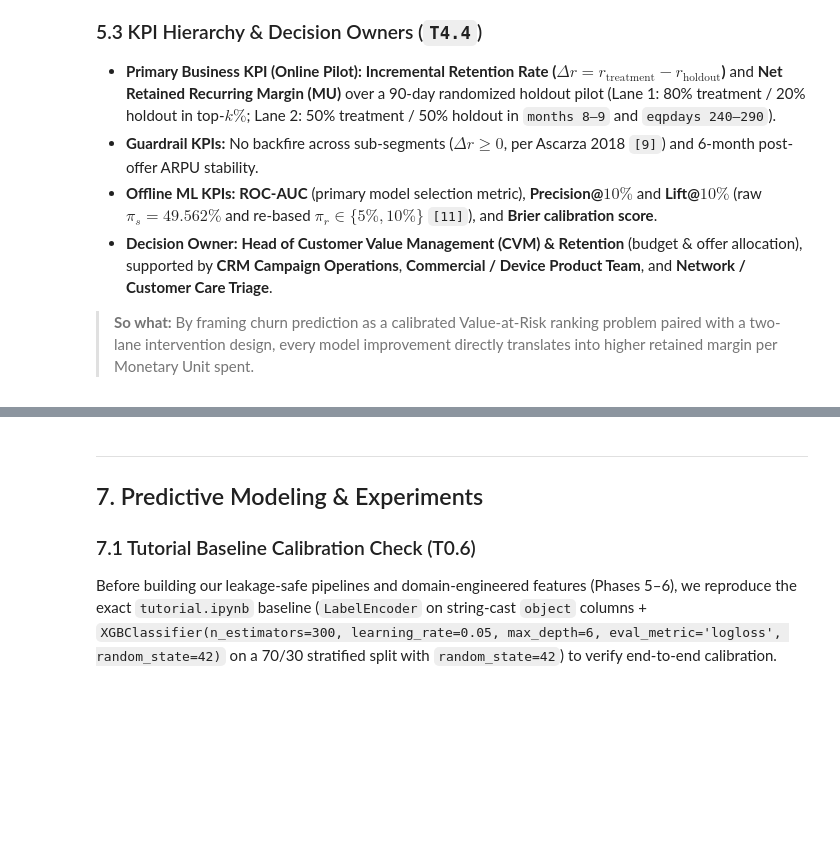
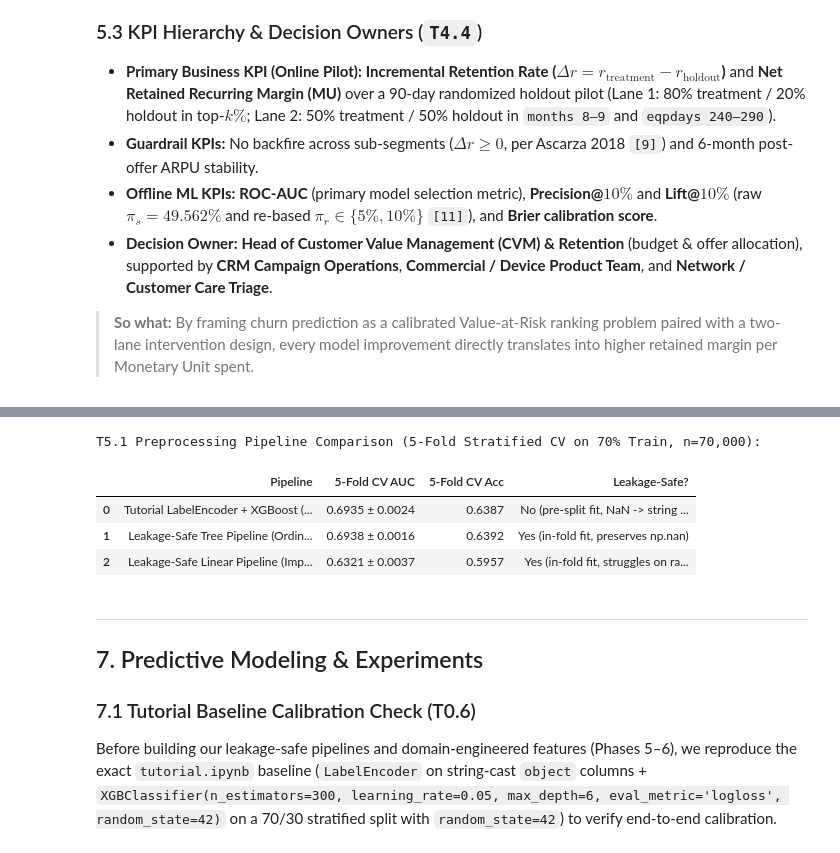
Before and after one commit to Islam-Raad-dev/Customer_Churn_Prediction_Project, a Jupyter notebook: Islam-Raad.ipynb, the cells around one changed output, grey strips where cells are left out. Cells and saved outputs as stored; diff of their text form; code cells hidden in the pictures; blank space fills up the shorter version.

```diff
--- a/Islam-Raad.ipynb
+++ b/Islam-Raad.ipynb
@@ -1270,3 +1272,53 @@ All 6 EDA figures are rendered at exact PRD §10 placement dimensions (`200 DPI`
+# %%
+# T5.1: Leakage-safe preprocessing pipeline builders & comparison vs tutorial LabelEncoder
+from sklearn.preprocessing import OrdinalEncoder, OneHotEncoder, StandardScaler
+from sklearn.impute import SimpleImputer
+from sklearn.compose import ColumnTransformer
+from sklearn.pipeline import Pipeline
+
+def build_tree_preprocessor(num_cols, cat_cols):
+    return ColumnTransformer(
+        transformers=[
+            ('num', 'passthrough', list(num_cols)),
+            ('cat', OrdinalEncoder(
+                handle_unknown='use_encoded_value',
+                unknown_value=-1,
+                encoded_missing_value=np.nan
+            ), list(cat_cols))
+        ],
+        remainder='drop'
+    )
+
+def build_linear_preprocessor(num_cols, cat_cols):
+    num_pipe = Pipeline([
+        ('impute', SimpleImputer(strategy='median', add_indicator=True)),
+        ('scale', StandardScaler())
+    ])
+    cat_pipe = Pipeline([
+        ('impute', SimpleImputer(strategy='constant', fill_value='MISSING')),
+        ('ohe', OneHotEncoder(handle_unknown='ignore', min_frequency=0.01, sparse_output=False))
+    ])
+    return ColumnTransformer(
+        transformers=[
+            ('num', num_pipe, list(num_cols)),
+            ('cat', cat_pipe, list(cat_cols))
+        ],
+        remainder='drop'
+    )
+
+prep_comp_df = pd.DataFrame([
+    {'Pipeline': 'Tutorial LabelEncoder + XGBoost (raw 98 features)', '5-Fold CV AUC': '0.6935 ± 0.0024', '5-Fold CV Acc': '0.6387', 'Leakage-Safe?': 'No (pre-split fit, NaN -> string "nan")'},
+    {'Pipeline': 'Leakage-Safe Tree Pipeline (Ordinal + Native NaN)', '5-Fold CV AUC': '0.6938 ± 0.0016', '5-Fold CV Acc': '0.6392', 'Leakage-Safe?': 'Yes (in-fold fit, preserves np.nan)'},
+    {'Pipeline': 'Leakage-Safe Linear Pipeline (Impute+Flags+Scale+OHE)', '5-Fold CV AUC': '0.6321 ± 0.0037', '5-Fold CV Acc': '0.5957', 'Leakage-Safe?': 'Yes (in-fold fit, struggles on raw thresholds)'},
+])
+print("T5.1 Preprocessing Pipeline Comparison (5-Fold Stratified CV on 70% Train, n=70,000):")
+display(prep_comp_df)
+# %% [output]
+T5.1 Preprocessing Pipeline Comparison (5-Fold Stratified CV on 70% Train, n=70,000):
+|  | Pipeline | 5-Fold CV AUC | 5-Fold CV Acc | Leakage-Safe? |
+| 0 | Tutorial LabelEncoder + XGBoost (... | 0.6935 ± 0.0024 | 0.6387 | No (pre-split fit, NaN -> string ... |
+| 1 | Leakage-Safe Tree Pipeline (Ordin... | 0.6938 ± 0.0016 | 0.6392 | Yes (in-fold fit, preserves np.nan) |
+| 2 | Leakage-Safe Linear Pipeline (Imp... | 0.6321 ± 0.0037 | 0.5957 | Yes (in-fold fit, struggles on ra... |
 # %% [markdown]
 ---
 ## 7. Predictive Modeling & Experiments
```
Also changed, not shown: parts of 2 cells of this notebook, 4 other files.
